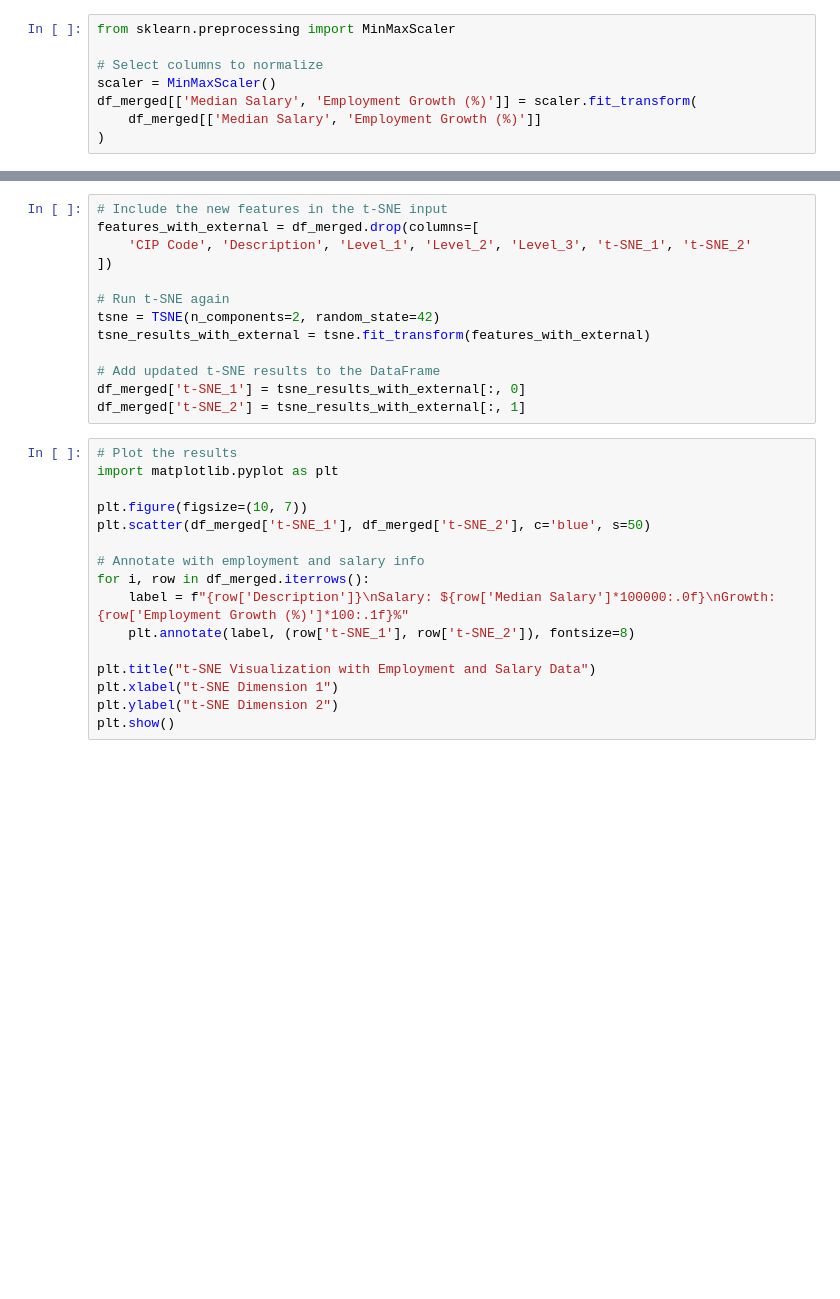
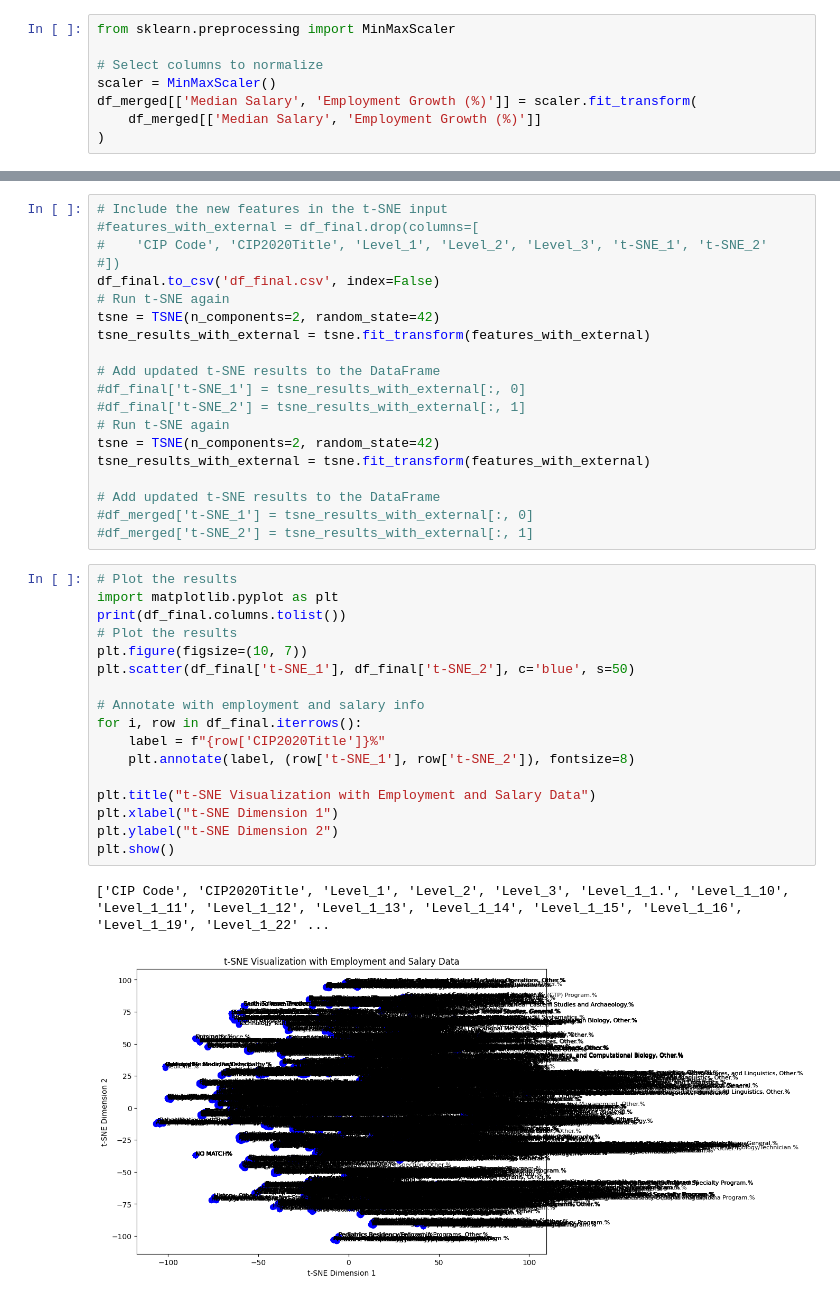
Before and after one commit to awagler2/NODE, a Jupyter notebook: CIPanalysis.ipynb, the cells around one changed output, grey strips where cells are left out. Saved outputs shown, nothing was run; the diff lists cells and outputs as text; blank space fills up the shorter version.

```diff
--- a/CIPanalysis.ipynb
+++ b/CIPanalysis.ipynb
@@ -97,29 +124,40 @@ plt.show()
 # %%
 # Include the new features in the t-SNE input
-features_with_external = df_merged.drop(columns=[
-    'CIP Code', 'Description', 'Level_1', 'Level_2', 'Level_3', 't-SNE_1', 't-SNE_2'
-])
-
+#features_with_external = df_final.drop(columns=[
+#    'CIP Code', 'CIP2020Title', 'Level_1', 'Level_2', 'Level_3', 't-SNE_1', 't-SNE_2'
+#])
+df_final.to_csv('df_final.csv', index=False)
 # Run t-SNE again
 tsne = TSNE(n_components=2, random_state=42)
 tsne_results_with_external = tsne.fit_transform(features_with_external)
 
 # Add updated t-SNE results to the DataFrame
-df_merged['t-SNE_1'] = tsne_results_with_external[:, 0]
-df_merged['t-SNE_2'] = tsne_results_with_external[:, 1]
+#df_final['t-SNE_1'] = tsne_results_with_external[:, 0]
+#df_final['t-SNE_2'] = tsne_results_with_external[:, 1]
+# Run t-SNE again
+tsne = TSNE(n_components=2, random_state=42)
+tsne_results_with_external = tsne.fit_transform(features_with_external)
+
+# Add updated t-SNE results to the DataFrame
+#df_merged['t-SNE_1'] = tsne_results_with_external[:, 0]
+#df_merged['t-SNE_2'] = tsne_results_with_external[:, 1]
 # %%
 # Plot the results
 import matplotlib.pyplot as plt
-
+print(df_final.columns.tolist())
+# Plot the results
 plt.figure(figsize=(10, 7))
-plt.scatter(df_merged['t-SNE_1'], df_merged['t-SNE_2'], c='blue', s=50)
+plt.scatter(df_final['t-SNE_1'], df_final['t-SNE_2'], c='blue', s=50)
 
 # Annotate with employment and salary info
-for i, row in df_merged.iterrows():
-    label = f"{row['Description']}\nSalary: ${row['Median Salary']*100000:.0f}\nGrowth: {row['Employment Growth (%)']*100:.1f}%"
+for i, row in df_final.iterrows():
+    label = f"{row['CIP2020Title']}%"
     plt.annotate(label, (row['t-SNE_1'], row['t-SNE_2']), fontsize=8)
 
 plt.title("t-SNE Visualization with Employment and Salary Data")
 plt.xlabel("t-SNE Dimension 1")
 plt.ylabel("t-SNE Dimension 2")
 plt.show()
+# %% [output]
+['CIP Code', 'CIP2020Title', 'Level_1', 'Level_2', 'Level_3', 'Level_1_1.', 'Level_1_10', 'Level_1_11', 'Level_1_12', 'Level_1_13', 'Level_1_14', 'Level_1_15', 'Level_1_16', 'Level_1_19', 'Level_1_22' ...
+[figure, added]
```
Also changed, not shown: parts of 7 cells of this notebook.
